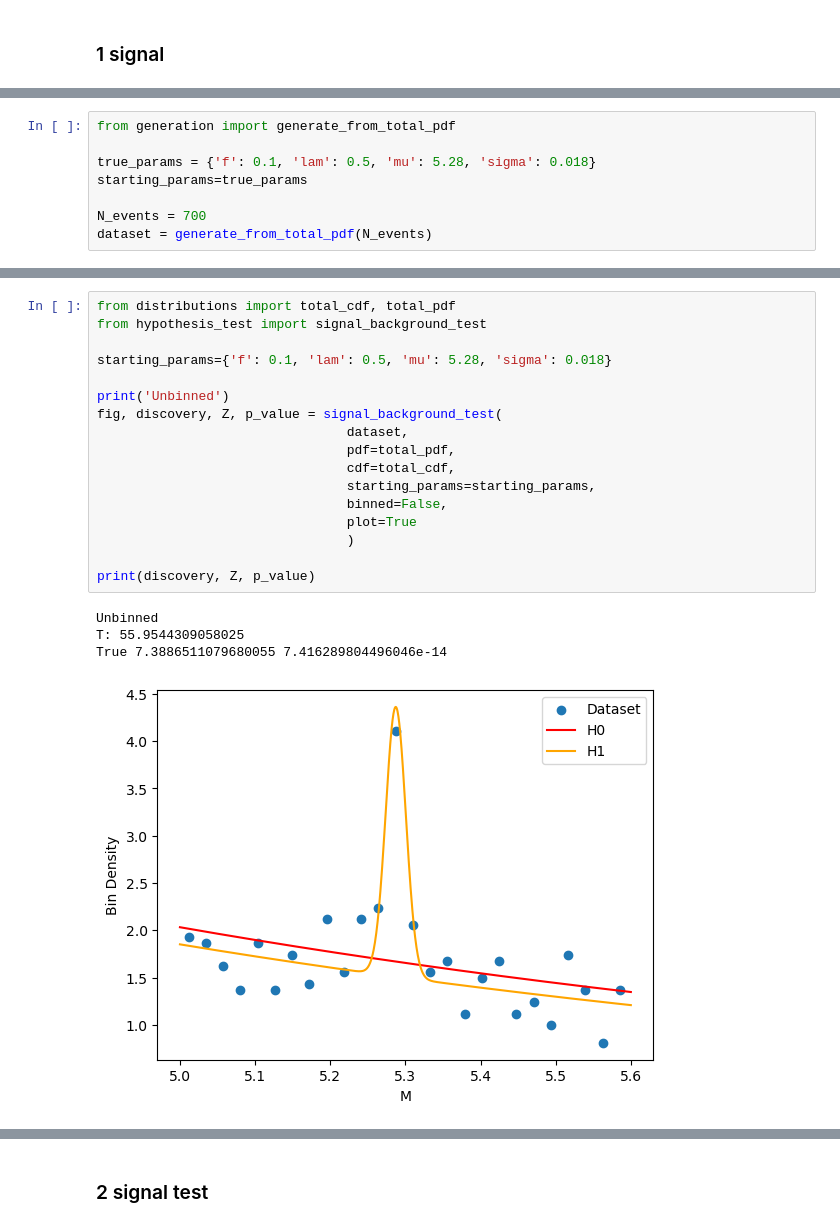
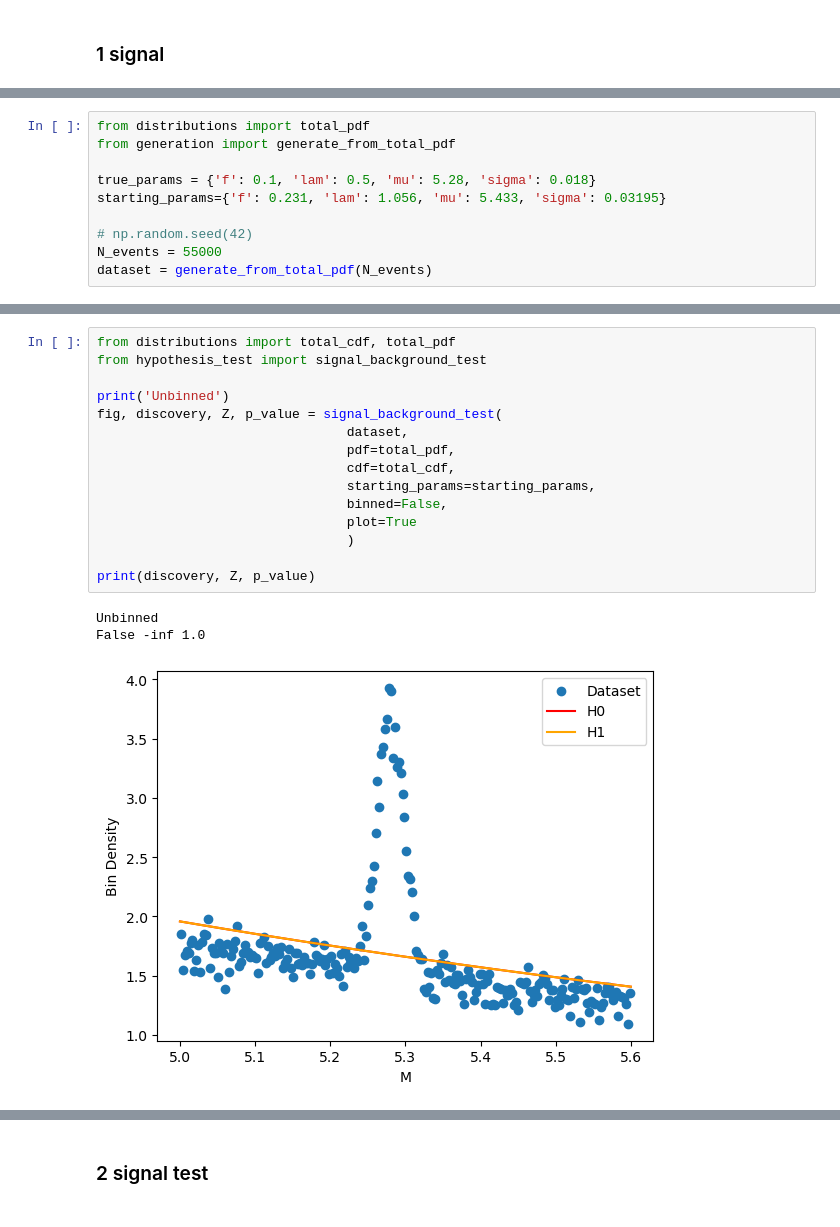
Before and after one commit to knottwill/SignalDiscovery, a Jupyter notebook: src/hypothesis_test.ipynb, the cells around one changed output, grey strips where cells are left out. Saved outputs shown, nothing was run; the diff lists cells and outputs as text.

```diff
--- a/src/hypothesis_test.ipynb
+++ b/src/hypothesis_test.ipynb
@@ -12,8 +10,10 @@ from distributions import total_pdf
 # %%
+from distributions import total_pdf
 from generation import generate_from_total_pdf
 
 true_params = {'f': 0.1, 'lam': 0.5, 'mu': 5.28, 'sigma': 0.018}
-starting_params=true_params
+starting_params={'f': 0.231, 'lam': 1.056, 'mu': 5.433, 'sigma': 0.03195}
 
-N_events = 700
+# np.random.seed(42)
+N_events = 55000
 dataset = generate_from_total_pdf(N_events)
@@ -52,25 +50,22 @@ NLL(dataset, total_pdf, h0_params)
 # %%
 from distributions import total_cdf, total_pdf
 from hypothesis_test import signal_background_test
-
-starting_params={'f': 0.1, 'lam': 0.5, 'mu': 5.28, 'sigma': 0.018}
 
 print('Unbinned')
 fig, discovery, Z, p_value = signal_background_test(
                                 dataset,
                                 pdf=total_pdf,
                                 cdf=total_cdf,
                                 starting_params=starting_params,
                                 binned=False,
                                 plot=True
                                 )
 
 print(discovery, Z, p_value)
 # %% [output]
 Unbinned
-T: 55.9544309058025
-True 7.3886511079680055 7.416289804496046e-14
+False -inf 1.0
-[figure, old version]
+[figure, new version]
 # %%
 from distributions import total_cdf, total_pdf
 from hypothesis_test import signal_background_test
```
Also changed, not shown: parts of 5 cells of this notebook, 10 other files.
